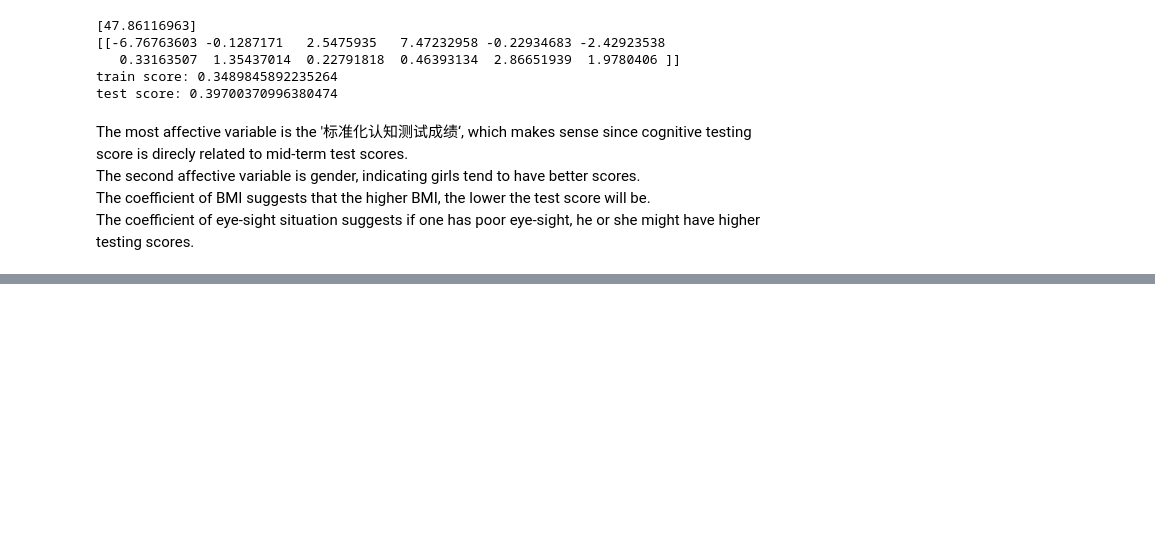
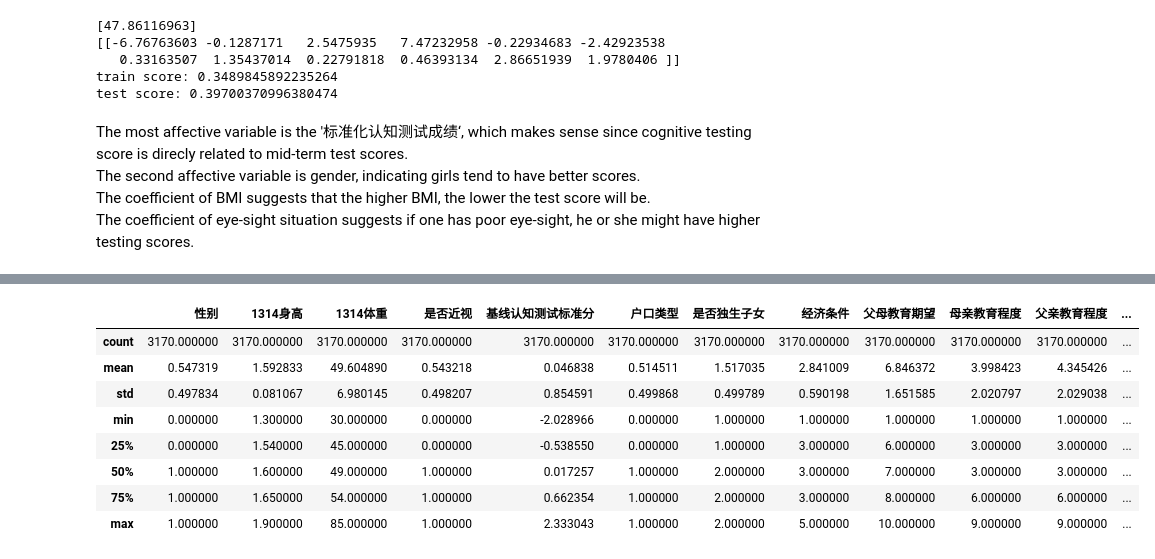
Before and after one commit to CindyChow123/BMI-Sight_relation_with_test_score_Economy_2021_spring, a Jupyter notebook: data_analysis.ipynb, the cells around one changed output, grey strips where cells are left out. Cells and saved outputs as stored; diff of their text form; code cells hidden in the pictures; blank space fills up the shorter version.

```diff
--- a/data_analysis.ipynb
+++ b/data_analysis.ipynb
@@ -363,0 +395,12 @@ have higher testing scores.
+# %%
+data_norm.describe()
+# %% [output]
+|  | 性别 | 1314身高 | 1314体重 | 是否近视 | 基线认知测试标准分 | 户口类型 | 是否独生子女 | 经济条件 | 父母教育期望 | 母亲教育程度 | 父亲教育程度 | ... |
+| count | 3170.000000 | 3170.000000 | 3170.000000 | 3170.000000 | 3170.000000 | 3170.000000 | 3170.000000 | 3170.000000 | 3170.000000 | 3170.000000 | 3170.000000 | ... |
+| mean | 0.547319 | 1.592833 | 49.604890 | 0.543218 | 0.046838 | 0.514511 | 1.517035 | 2.841009 | 6.846372 | 3.998423 | 4.345426 | ... |
+| std | 0.497834 | 0.081067 | 6.980145 | 0.498207 | 0.854591 | 0.499868 | 0.499789 | 0.590198 | 1.651585 | 2.020797 | 2.029038 | ... |
+| min | 0.000000 | 1.300000 | 30.000000 | 0.000000 | -2.028966 | 0.000000 | 1.000000 | 1.000000 | 1.000000 | 1.000000 | 1.000000 | ... |
+| 25% | 0.000000 | 1.540000 | 45.000000 | 0.000000 | -0.538550 | 0.000000 | 1.000000 | 3.000000 | 6.000000 | 3.000000 | 3.000000 | ... |
+| 50% | 1.000000 | 1.600000 | 49.000000 | 1.000000 | 0.017257 | 1.000000 | 2.000000 | 3.000000 | 7.000000 | 3.000000 | 3.000000 | ... |
+| 75% | 1.000000 | 1.650000 | 54.000000 | 1.000000 | 0.662354 | 1.000000 | 2.000000 | 3.000000 | 8.000000 | 6.000000 | 6.000000 | ... |
+| max | 1.000000 | 1.900000 | 85.000000 | 1.000000 | 2.333043 | 1.000000 | 2.000000 | 5.000000 | 10.000000 | 9.000000 | 9.000000 | ... |
```
Also changed, not shown: parts of 17 cells of this notebook.
